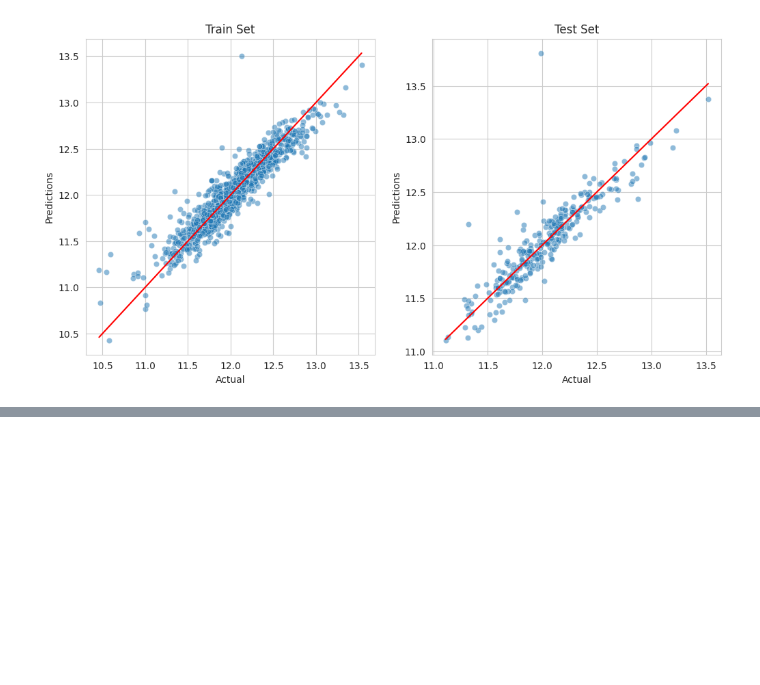
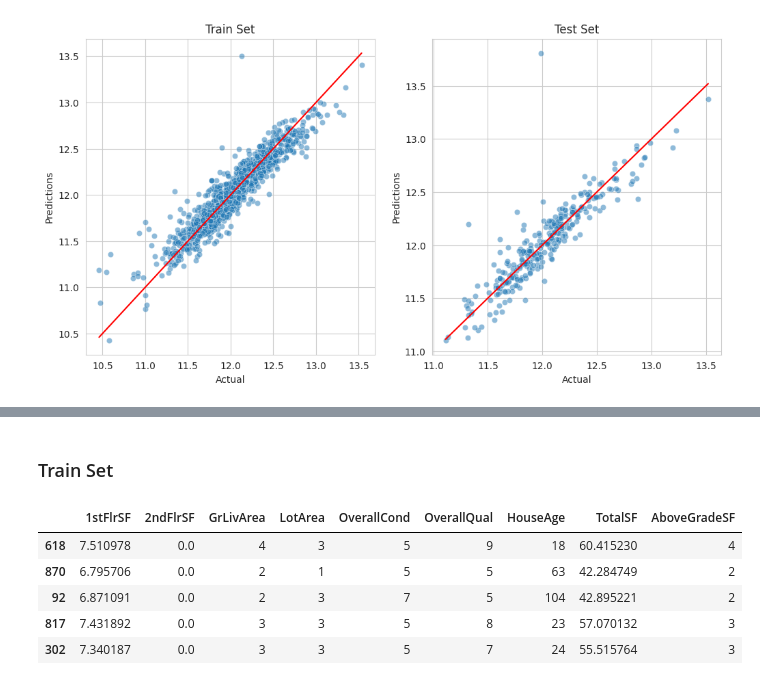
Before and after one commit to emilywade/heritage-housing, a Jupyter notebook: jupyter_notebooks/05ModellingEvaluation.ipynb, the cells around one changed output, grey strips where cells are left out. Saved outputs shown, nothing was run; the diff lists cells and outputs as text; code cells hidden in the pictures; blank space fills up the shorter version.

```diff
--- a/jupyter_notebooks/05ModellingEvaluation.ipynb
+++ b/jupyter_notebooks/05ModellingEvaluation.ipynb
@@ -1066,0 +1087,11 @@ Root Mean Squared Error: 0.177
+# %% [markdown]
+### Train Set
+# %%
+X_train.head()
+# %% [output]
+|  | 1stFlrSF | 2ndFlrSF | GrLivArea | LotArea | OverallCond | OverallQual | HouseAge | TotalSF | AboveGradeSF |
+| 618 | 7.510978 | 0.0 | 4 | 3 | 5 | 9 | 18 | 60.415230 | 4 |
+| 870 | 6.795706 | 0.0 | 2 | 1 | 5 | 5 | 63 | 42.284749 | 2 |
+| 92 | 6.871091 | 0.0 | 2 | 3 | 7 | 5 | 104 | 42.895221 | 2 |
+| 817 | 7.431892 | 0.0 | 3 | 3 | 5 | 8 | 23 | 57.070132 | 3 |
+| 302 | 7.340187 | 0.0 | 3 | 3 | 5 | 7 | 24 | 55.515764 | 3 |
```
Also changed, not shown: parts of 19 cells of this notebook, 7 other files.
